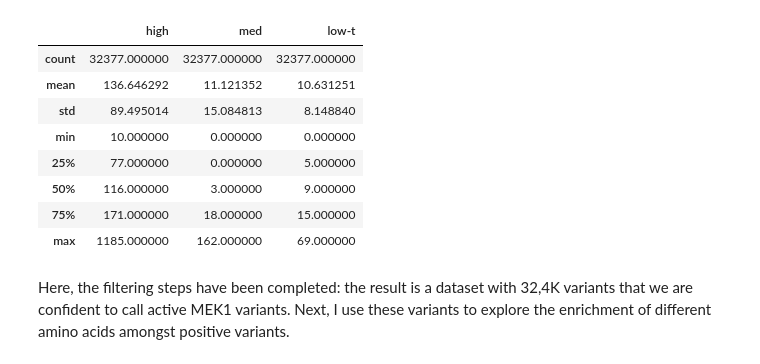
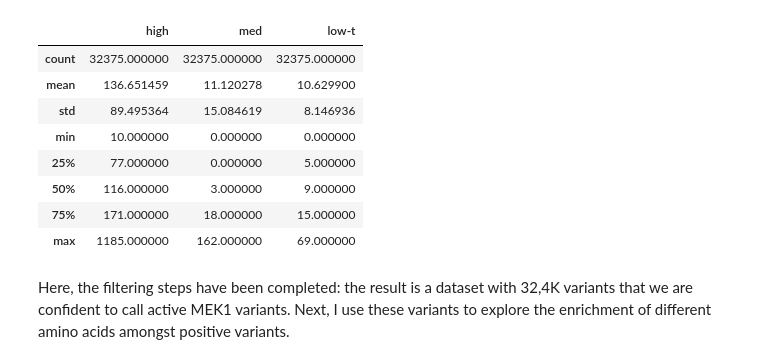
Before and after one commit to MayaPetek/InDelScanner, a Jupyter notebook: Results_Remkes/Heatmaps.ipynb, the cells around one changed output. Saved outputs shown, nothing was run; the diff lists cells and outputs as text; code cells hidden in the pictures.

```diff
--- a/Results_Remkes/Heatmaps.ipynb
+++ b/Results_Remkes/Heatmaps.ipynb
@@ -56,13 +56,14 @@ df_20to50 = df_all.loc[(df_all['high'].isin(range(10,50))) &
                        ((df_all['high']+df_all['med']) > 5*df_all['low-t']) ]
 # %%
 df_pos = df_50p.append(df_20to50)
+df_pos = df_pos.drop(['6L/7aL/9A/9a*', '6L/7aI/9A/9a*'])
 pos = df_pos.to_dict()
 df_pos.describe()
 # %% [output]
 |  | high | med | low-t |
-| count | 32377.000000 | 32377.000000 | 32377.000000 |
-| mean | 136.646292 | 11.121352 | 10.631251 |
-| std | 89.495014 | 15.084813 | 8.148840 |
+| count | 32375.000000 | 32375.000000 | 32375.000000 |
+| mean | 136.651459 | 11.120278 | 10.629900 |
+| std | 89.495364 | 15.084619 | 8.146936 |
 | min | 10.000000 | 0.000000 | 0.000000 |
 | 25% | 77.000000 | 0.000000 | 5.000000 |
 | 50% | 116.000000 | 3.000000 | 9.000000 |
```
Also changed, not shown: parts of 38 cells of this notebook.
